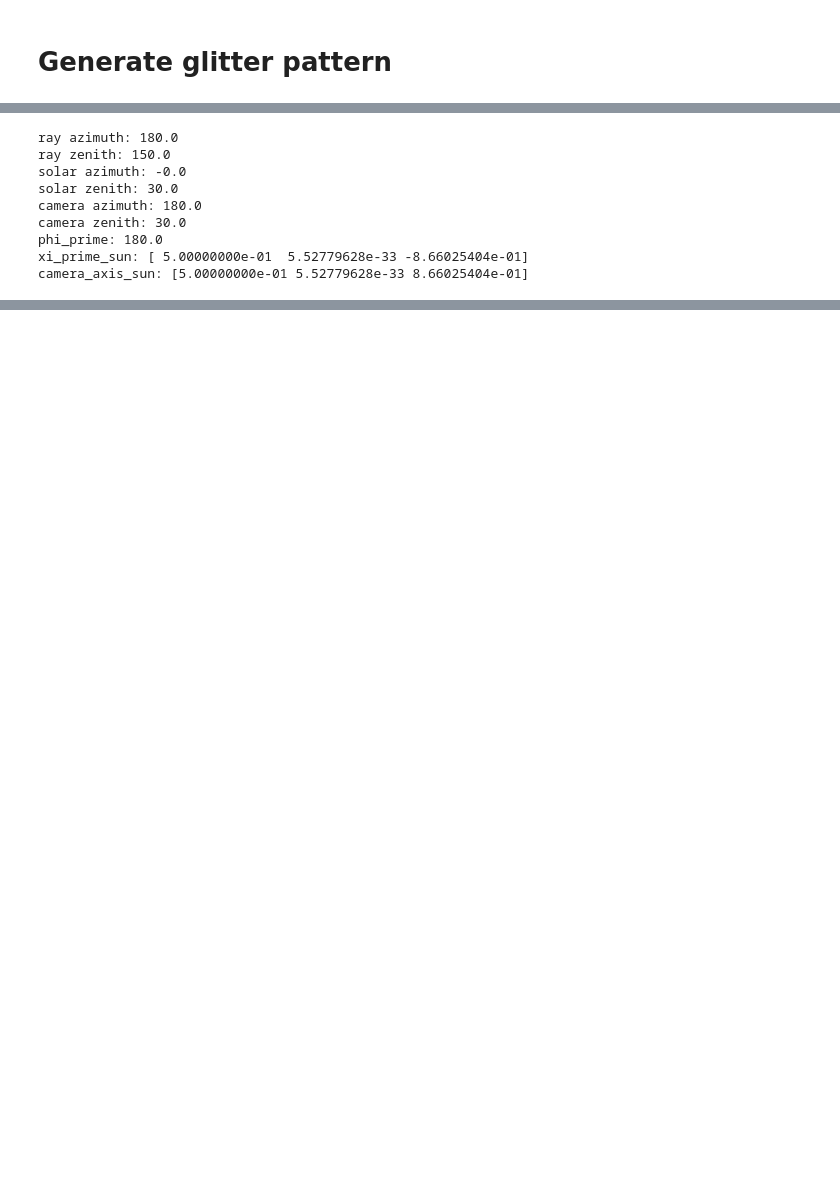
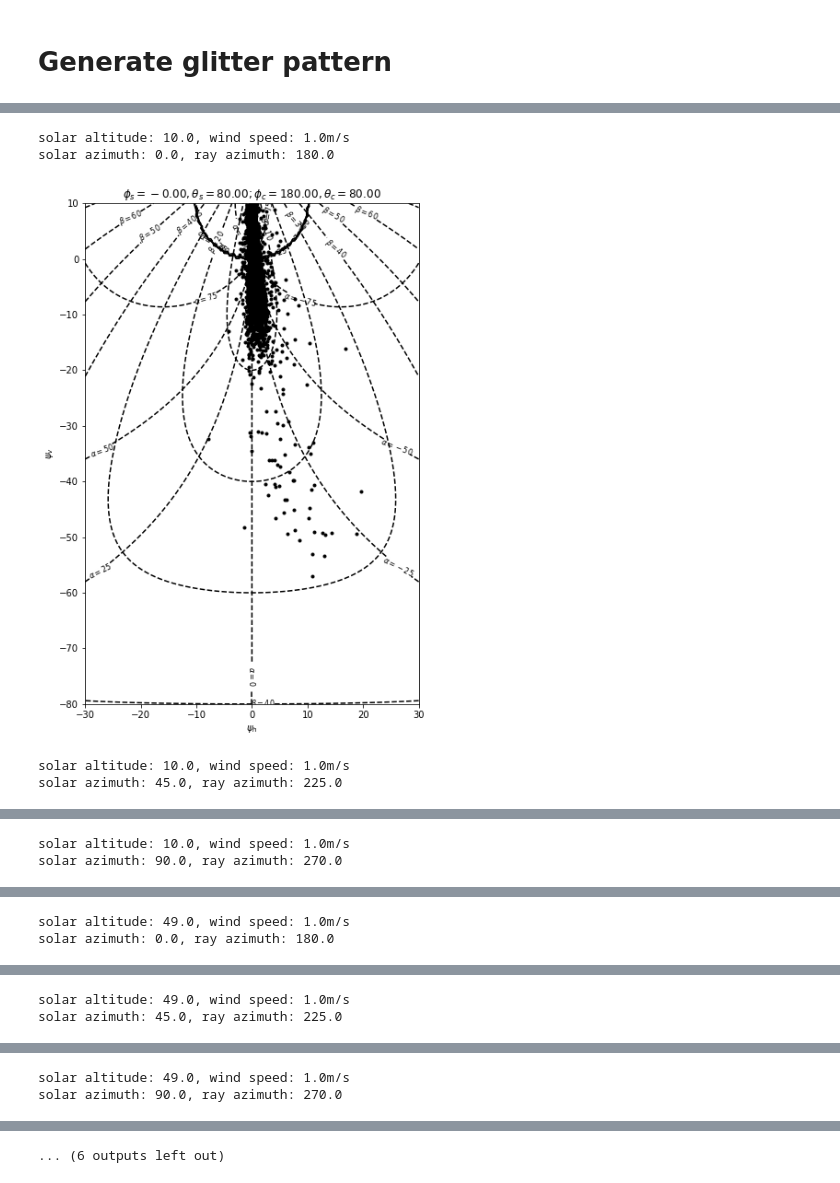
Before and after one commit to pakhuiying/wave_simulation, a Jupyter notebook: Cox_Munk_wave.ipynb, the cells around one changed output, grey strips where cells are left out. Saved outputs shown, nothing was run; the diff lists cells and outputs as text; code cells hidden in the pictures; blank space fills up the shorter version.

```diff
--- a/Cox_Munk_wave.ipynb
+++ b/Cox_Munk_wave.ipynb
@@ -897,9 +903,3 @@ ax1[1].set_title('p_h within HD (N = {})'.format(len(points_within_HD)))
 plt.show()
 # %% [output]
 [figure]
-# %%
-xi_prime = BP.get_xi_prime()
-print(f'xi_prime: {xi_prime}')
-theta = np.arccos(xi_prime[2])/np.pi*180
-phi = np.arctan(xi_prime[1]/xi_prime[0])/np.pi*180 + 180
-print(f'theta: {theta}, phi: {phi:.1f}') #phi is multiples of 180
@@ -914,14 +912,14 @@ theta: 120.0, phi: 210.0
 # %%
-solar_altitude,solar_azimuth = np.meshgrid(np.linspace(10,89,3,dtype=int),np.linspace(0,90,2,dtype=int))
+solar_altitude,solar_azimuth = np.meshgrid(np.linspace(10,89,3,dtype=int),np.linspace(0,90,3,dtype=int))
 solar_altitude = solar_altitude.flatten()
 solar_azimuth = solar_azimuth.flatten()
 n = 7
 iter = 5000 #number of parent rays to seed
 for alt,azi in zip(solar_altitude,solar_azimuth):
-        rt.RayTrace_timeseries(solar_altitude,solar_azimuth,
+        rt.RayTrace_timeseries(alt,azi,
                 save_fp=join(r"D:\PAKHUIYING\Image_processing\wave_simulation","save_DR"),
-                prefix = "solaralt{}_solarazi{}_windspeed{}".format(str(solar_altitude).zfill(2),
-                                                                str(solar_azimuth).zfill(3),
+                prefix = "solaralt{}_solarazi{}_windspeed{}".format(str(alt).zfill(2),
+                                                                str(azi).zfill(3),
                                                                 str(rtc.U)).zfill(2),
                 n = n,
                 iter = iter)
@@ -1146,5 +1180,0 @@ Number of data files: 7
-# %%
-data_list_index = 4
-solar_altitude, solar_azimuth,U = rt.parse_solar_attributes(list(data_list)[data_list_index])
-ray_azimuth = (solar_azimuth+180)%360
-print(f'solar altitude: {solar_altitude}, wind speed: {U}m/s\nsolar azimuth: {solar_azimuth}, ray azimuth: {ray_azimuth}')
@@ -1154,30 +1181,28 @@ solar azimuth: 0.0, ray azimuth: 180.0
 # %%
-# initialise glitter pattern
-xi_prime = rt.get_xi_prime(solar_altitude,solar_azimuth)
-camera_axis = rt.get_xi_prime(solar_altitude,solar_azimuth)
-camera_axis = camera_axis - 2*np.dot(camera_axis,rtc.k)*rtc.k
+for k in data_list.keys():
+    solar_altitude, solar_azimuth,U = rt.parse_solar_attributes(k)
+    ray_azimuth = (solar_azimuth+180)%360
+    print(f'solar altitude: {solar_altitude}, wind speed: {U}m/s\nsolar azimuth: {solar_azimuth}, ray azimuth: {ray_azimuth}')
+    xi_prime = rt.get_xi_prime(solar_altitude,solar_azimuth)
+    camera_axis = rt.get_xi_prime(solar_altitude,solar_azimuth)
+    camera_axis = camera_axis - 2*np.dot(camera_axis,rtc.k)*rtc.k
 
-GP = rt.GlitterPattern(data_list[list(data_list)[data_list_index]],xi_prime,camera_axis,n=200)
-print(f'ray azimuth: {GP.ray_azimuth/np.pi*180:.1f}')
-print(f'ray zenith: {GP.ray_zenith/np.pi*180:.1f}')
-print(f'solar azimuth: {GP.solar_azimuth:.1f}')
-print(f'solar zenith: {GP.solar_zenith:.1f}')
-print(f'camera azimuth: {GP.camera_azimuth:.1f}')
-print(f'camera zenith: {GP.camera_zenith:.1f}')
-print(f'phi_prime: {GP.phi_prime/np.pi*180:.1f}')
-phi_prime = GP.phi_prime
-rot_mat = rt.wind_to_sun_rot(phi_prime)
-xi_prime_sun = np.dot(rot_mat,xi_prime)
-camera_axis_sun = np.dot(rot_mat,camera_axis)
-print(f'xi_prime_sun: {xi_prime_sun}')
-print(f'camera_axis_sun: {camera_axis_sun}')
+    GP = rt.GlitterPattern(data_list[k],xi_prime,camera_axis,n=200)
+    print(f'ray azimuth: {GP.ray_azimuth/np.pi*180:.1f}')
+    print(f'ray zenith: {GP.ray_zenith/np.pi*180:.1f}')
+    print(f'solar azimuth: {GP.solar_azimuth:.1f}')
+    print(f'solar zenith: {GP.solar_zenith:.1f}')
+    print(f'camera azimuth: {GP.camera_azimuth:.1f}')
+    print(f'camera zenith: {GP.camera_zenith:.1f}')
+    print(f'phi_prime: {GP.phi_prime/np.pi*180:.1f}')
+
+    if solar_altitude > 80:
+        glitter_pattern = GP.plot_glitter_pattern(-50,50)
+    else:
+        glitter_pattern = GP.plot_glitter_pattern()
 # %% [output]
-ray azimuth: 180.0
-ray zenith: 150.0
-solar azimuth: -0.0
-solar zenith: 30.0
-camera azimuth: 180.0
-camera zenith: 30.0
-phi_prime: 180.0
-xi_prime_sun: [ 5.00000000e-01  5.52779628e-33 -8.66025404e-01]
-camera_axis_sun: [5.00000000e-01 5.52779628e-33 8.66025404e-01]
+solar altitude: 10.0, wind speed: 1.0m/s
+solar azimuth: 0.0, ray azimuth: 180.0
+[figure, added]
+solar altitude: 10.0, wind speed: 1.0m/s
+solar azimuth: 45.0, ray azimuth: 225.0
@@ -1183,0 +1210,2 @@ camera_axis_sun: [5.00000000e-01 5.52779628e-33 8.66025404e-01]
+solar altitude: 10.0, wind speed: 1.0m/s
+solar azimuth: 90.0, ray azimuth: 270.0
@@ -1183,0 +1213,2 @@ camera_axis_sun: [5.00000000e-01 5.52779628e-33 8.66025404e-01]
+solar altitude: 49.0, wind speed: 1.0m/s
+solar azimuth: 0.0, ray azimuth: 180.0
@@ -1183,0 +1216,2 @@ camera_axis_sun: [5.00000000e-01 5.52779628e-33 8.66025404e-01]
+solar altitude: 49.0, wind speed: 1.0m/s
+solar azimuth: 45.0, ray azimuth: 225.0
@@ -1183,0 +1219,2 @@ camera_axis_sun: [5.00000000e-01 5.52779628e-33 8.66025404e-01]
+solar altitude: 49.0, wind speed: 1.0m/s
+solar azimuth: 90.0, ray azimuth: 270.0
@@ -1183,0 +1222 @@ camera_axis_sun: [5.00000000e-01 5.52779628e-33 8.66025404e-01]
+... (6 outputs left out)
```
Also changed, not shown: parts of 33 cells of this notebook, 20 other files.
